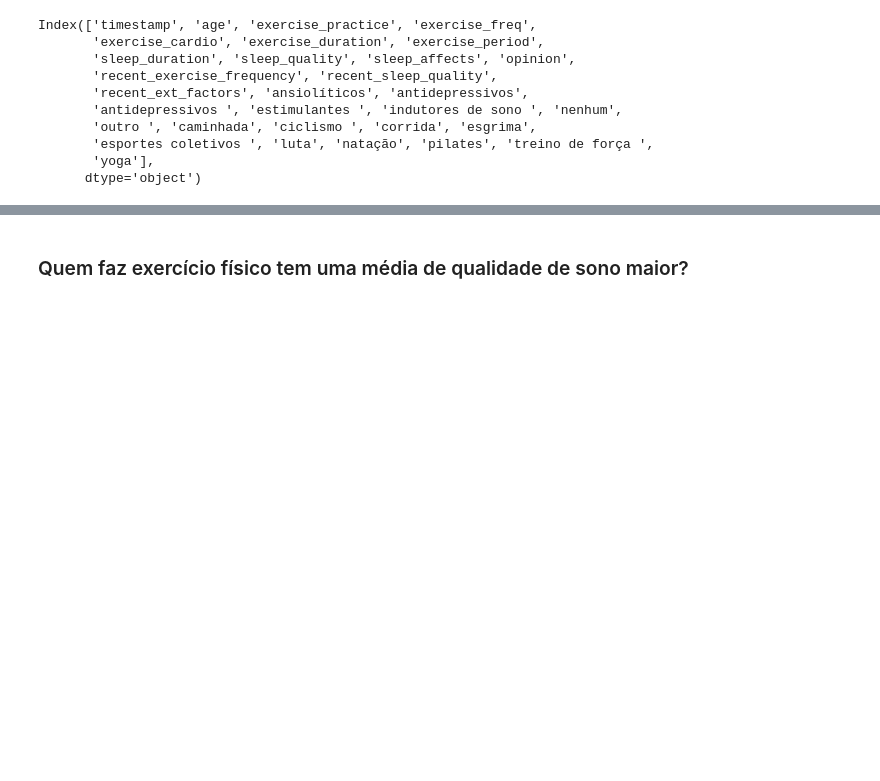
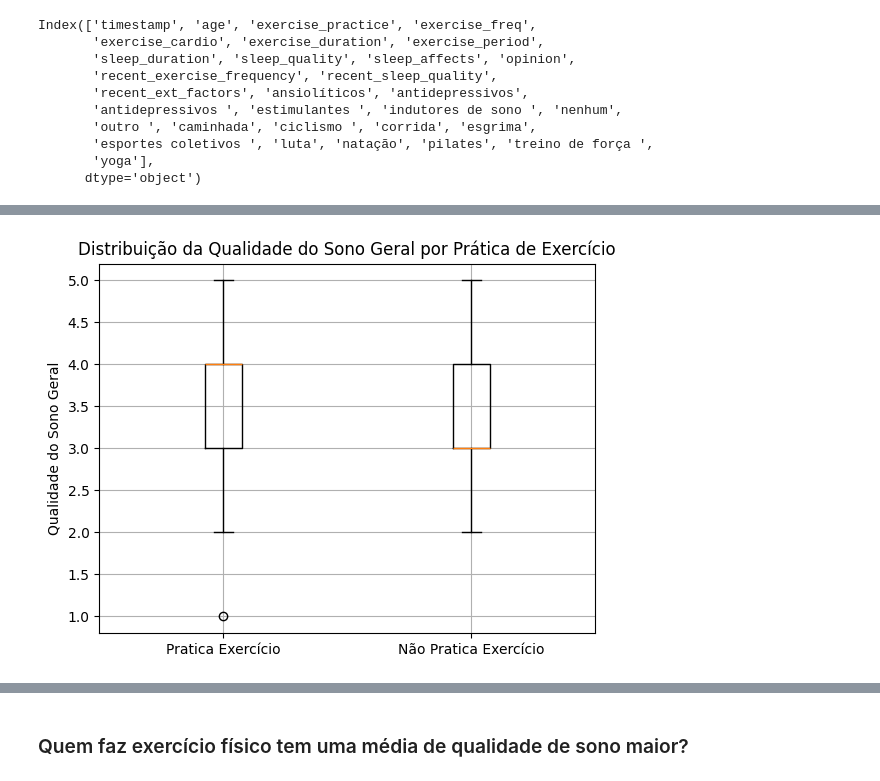
Before and after one commit to claytontey/DS_Unesp, a Jupyter notebook: Work_Git/Sofia Azevedo Rosa/Trabalho Bimestral 1/statistic_analisys.ipynb, the cells around one changed output, grey strips where cells are left out. Cells and saved outputs as stored; diff of their text form; code cells hidden in the pictures; blank space fills up the shorter version.

```diff
--- a/Work_Git/Sofia Azevedo Rosa/Trabalho Bimestral 1/statistic_analisys.ipynb
+++ b/Work_Git/Sofia Azevedo Rosa/Trabalho Bimestral 1/statistic_analisys.ipynb
@@ -31,0 +34,3 @@ Index(['timestamp', 'age', 'exercise_practice', 'exercise_freq',
+# %%
+df_yes = df[df["exercise_practice"] == "Sim"][["sleep_quality", "sleep_duration"]]
+df_yes.describe()
@@ -31,0 +47,3 @@ Index(['timestamp', 'age', 'exercise_practice', 'exercise_freq',
+# %%
+df_no = df[df["exercise_practice"] == "Não"][["sleep_quality", "sleep_duration"]]
+df_no.describe()
@@ -31,0 +60,17 @@ Index(['timestamp', 'age', 'exercise_practice', 'exercise_freq',
+# %%
+fig, ax = plt.subplots()
+
+# Dados para o boxplot
+data = [
+    df_yes['sleep_quality'],
+    df_no['sleep_quality']
+]
+
+ax.boxplot(data, labels=['Pratica Exercício', 'Não Pratica Exercício'])
+ax.set_title('Distribuição da Qualidade do Sono Geral por Prática de Exercício')
+ax.set_ylabel('Qualidade do Sono Geral')
+
+plt.grid()
+plt.show()
+# %% [output]
+[figure, added]
```
Also changed, not shown: parts of 20 cells of this notebook, 1 other file.
